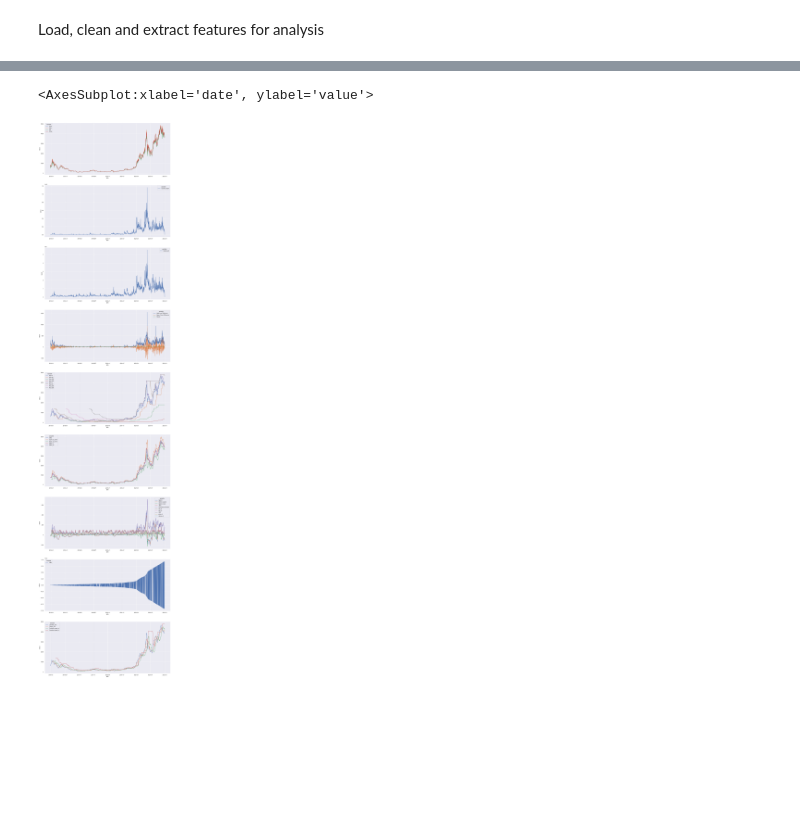
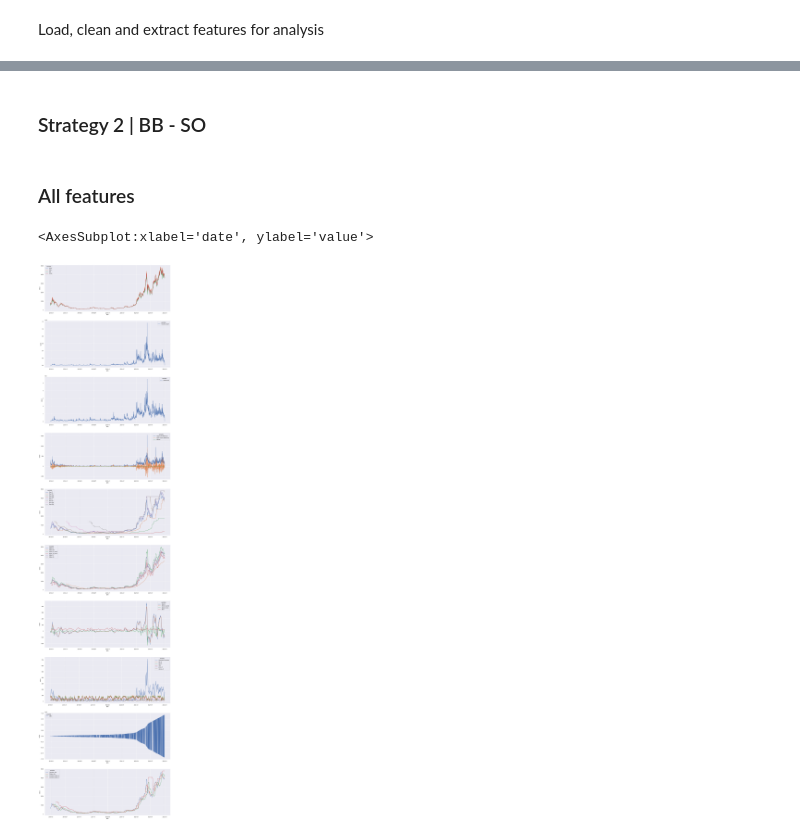
Before and after one commit to GZabalaG/crypto_bot, a Jupyter notebook: data_processor/Datafram Analysis.ipynb, the cells around one changed output, grey strips where cells are left out. Cells and saved outputs as stored; diff of their text form; code cells hidden in the pictures; blank space fills up the shorter version.

```diff
--- a/data_processor/Datafram Analysis.ipynb
+++ b/data_processor/Datafram Analysis.ipynb
@@ -100,43 +110,51 @@ Changing date format
+# %% [markdown]
+### Strategy 2 | BB - SO
+# %% [markdown]
+### All features
 # %%
 sns.set(rc={'figure.figsize':(20,10)})
 
-fig, axs = plt.subplots(figsize=(20, 90), nrows=9)
+fig, axs = plt.subplots(figsize=(20, 90), nrows=10)
 
 # Basic info
 df0 = pd.concat([df['date'], df.iloc[:,1:5]], join = 'outer', axis = 1)
 sns.lineplot(x='date', y='value', hue='variable', data=pd.melt(df0, ['date']), ax=axs[0])
 
 # Volume
 df1 = pd.concat([df['date'], df.iloc[:,5]], join = 'outer', axis = 1)
 sns.lineplot(x='date', y='value', hue='variable', data=pd.melt(df1, ['date']), ax=axs[1])
 
 # Tradecount
 df2 = pd.concat([df['date'], df.iloc[:,6]], join = 'outer', axis = 1)
 sns.lineplot(x='date', y='value', hue='variable', data=pd.melt(df2, ['date']), ax=axs[2])
 
 # Diff and result
 df3 = pd.concat([df['date'], df.iloc[:,7:10]], join = 'outer', axis = 1)
 sns.lineplot(x='date', y='value', hue='variable', data=pd.melt(df3, ['date']), ax=axs[3])
 
 # Sup and Res
 df4 = pd.concat([df['date'], df.iloc[:,10:18]], join = 'outer', axis = 1)
 sns.lineplot(x='date', y='value', hue='variable', data=pd.melt(df4, ['date']), ax=axs[4])
 
-# BB and MA
-df5 = pd.concat([df['date'], df.iloc[:,18:23]], join = 'outer', axis = 1)
+# BB and SMA
+df5 = pd.concat([df['date'], df.iloc[:,18:24]], join = 'outer', axis = 1)
 sns.lineplot(x='date', y='value', hue='variable', data=pd.melt(df5, ['date']), ax=axs[5])
 
-# MACD, SO, ADX, SD
-df6 = pd.concat([df['date'], df.iloc[:,23:33]], join = 'outer', axis = 1)
+# MACD, ADX
+df6 = pd.concat([df['date'], df.iloc[:,24:28]], join = 'outer', axis = 1)
 sns.lineplot(x='date', y='value', hue='variable', data=pd.melt(df6, ['date']), ax=axs[6])
 
-# OBV
-df7 = pd.concat([df['date'], df.iloc[:,33]], join = 'outer', axis = 1)
+# SO, SD, RSI
+df7 = pd.concat([df['date'], df.iloc[:,28:34]], join = 'outer', axis = 1)
 sns.lineplot(x='date', y='value', hue='variable', data=pd.melt(df7, ['date']), ax=axs[7])
 
+# OBV
+df8 = pd.concat([df['date'], df.iloc[:,34]], join = 'outer', axis = 1)
+sns.lineplot(x='date', y='value', hue='variable', data=pd.melt(df8, ['date']), ax=axs[8])
+
 # Ichimoku
-df8 = pd.concat([df['date'], df.iloc[:,34:38]], join = 'outer', axis = 1)
-sns.lineplot(x='date', y='value', hue='variable', data=pd.melt(df8, ['date']), ax=axs[8])
+df9 = pd.concat([df['date'], df.iloc[:,35:39]], join = 'outer', axis = 1)
+sns.lineplot(x='date', y='value', hue='variable', data=pd.melt(df9, ['date']), ax=axs[9])
 # %% [output]
 <AxesSubplot:xlabel='date', ylabel='value'>
-[figure, old version]
+[figure, new version]
```
Also changed, not shown: parts of 3 cells of this notebook, 3 other files.
